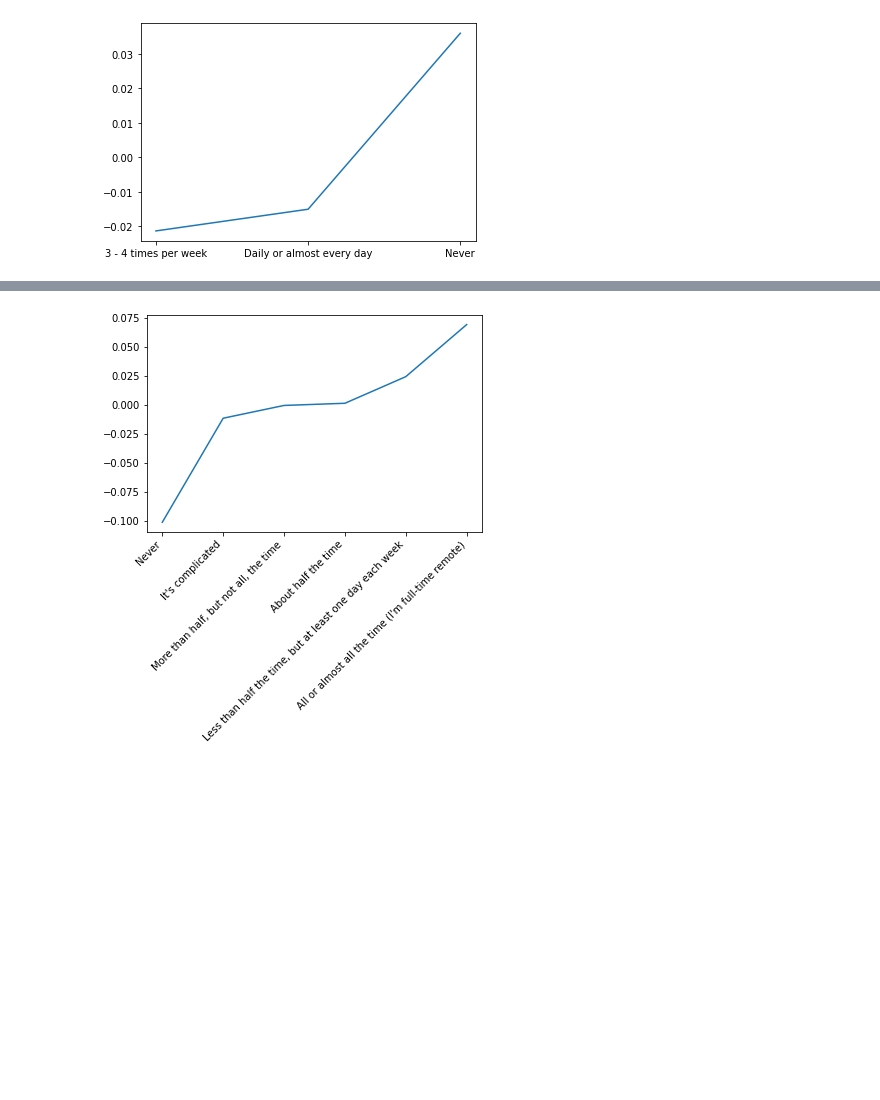
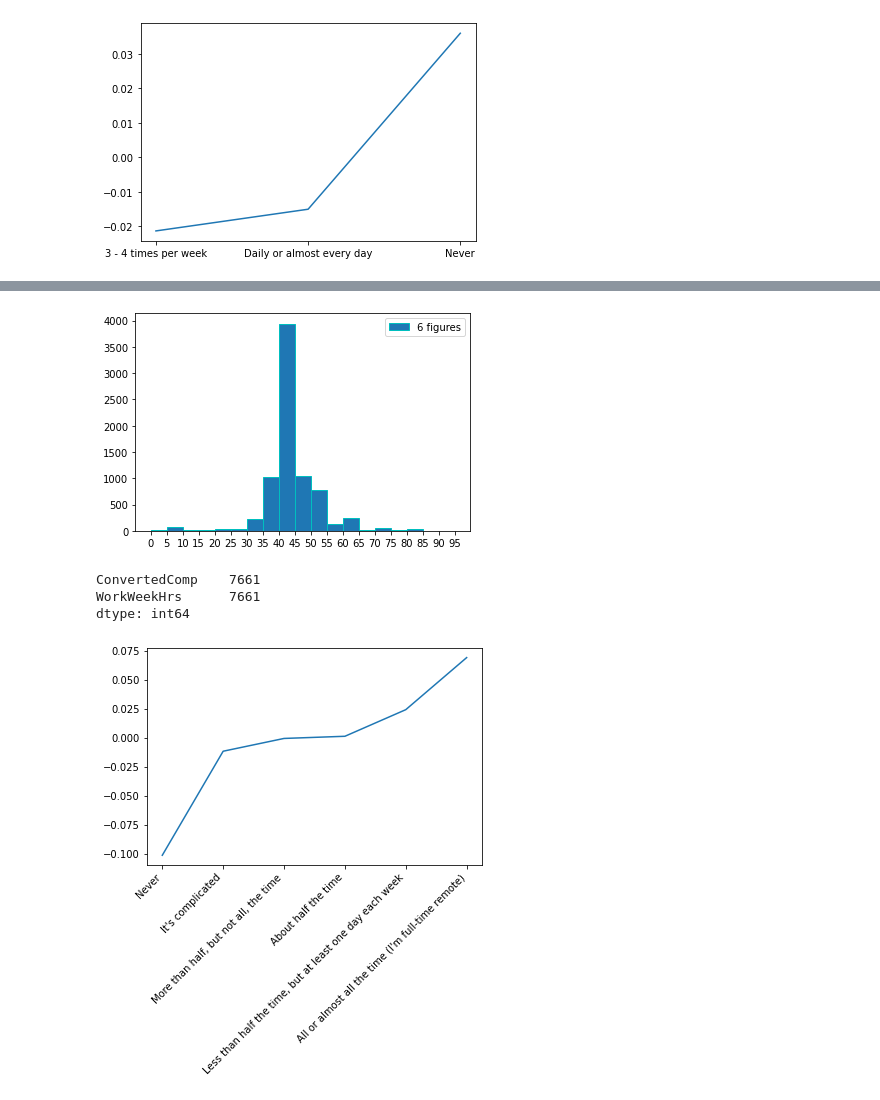
Before and after one commit to lbcastro/udacity_ds_p1, a Jupyter notebook: main.ipynb, the cells around one changed output, grey strips where cells are left out. Cells and saved outputs as stored; diff of their text form; code cells hidden in the pictures; blank space fills up the shorter version.

```diff
--- a/main.ipynb
+++ b/main.ipynb
@@ -299,3 +313,24 @@ plt.show()
+# %%
+# Average income and weekly work hours
+df_drop = df_map[2020].dropna(subset=['ConvertedComp', 'WorkWeekHrs'])
+sat_num = cat_to_num(df_drop['ConvertedComp'], satisfaction_map, satisfaction_ignored)
+new_df = pd.DataFrame([sat_num, df_drop['WorkWeekHrs']])
+new_df = new_df.transpose()
+new_df_high = new_df[new_df['ConvertedComp'] > 100000]
+bins = [i * 5 for i in range(20)]
+plt.hist(new_df_high['WorkWeekHrs'], bins=bins, edgecolor="c", alpha=1, label='6 figures')
+plt.legend(loc='upper right')
+plt.xticks(bins)
+plt.show()
+# %% [output]
+[figure, added]
+# %%
+# Number of respondents with 6 figure salaries in 2020
+new_df_high.count()
+# %% [output]
+ConvertedComp    7661
+WorkWeekHrs      7661
+dtype: int64
 # %%
 # Job satisfaction and working from home
 c = corr_satisfaction(df_map[2017], 'JobSatisfaction', 'HomeRemote')
```
Also changed, not shown: parts of 5 cells of this notebook.
